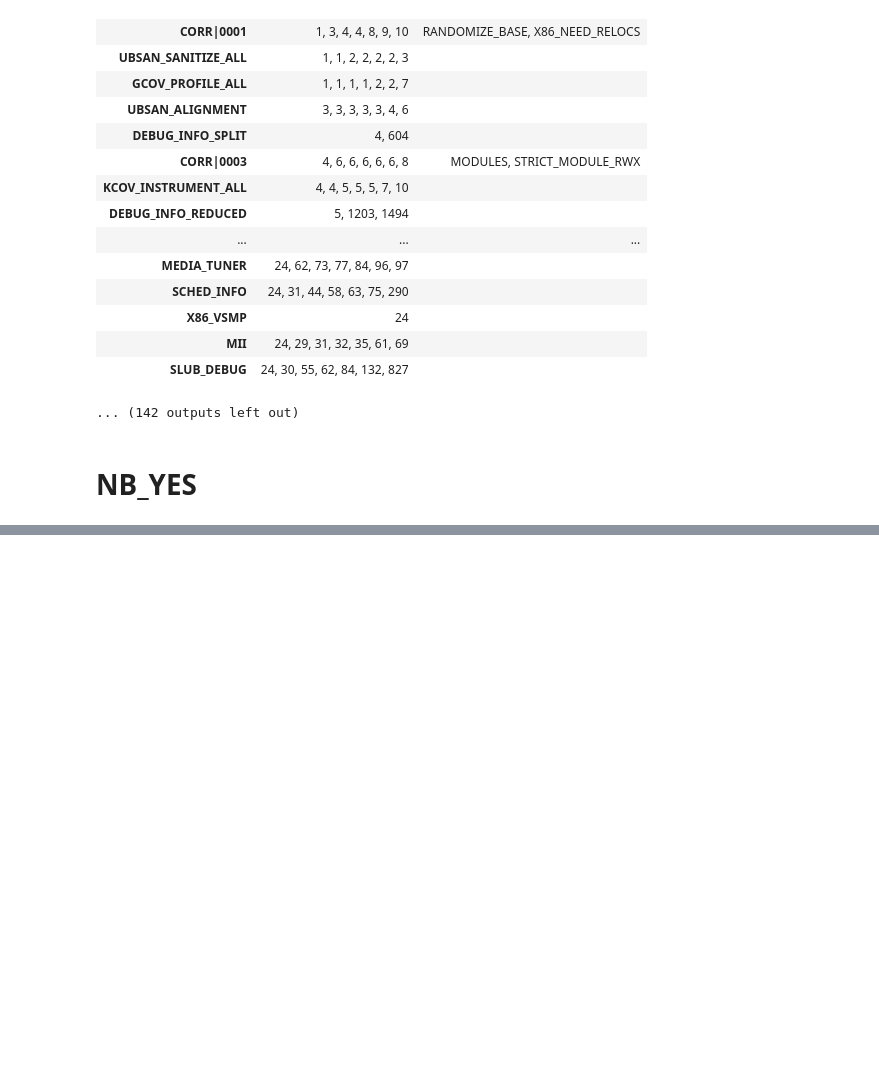
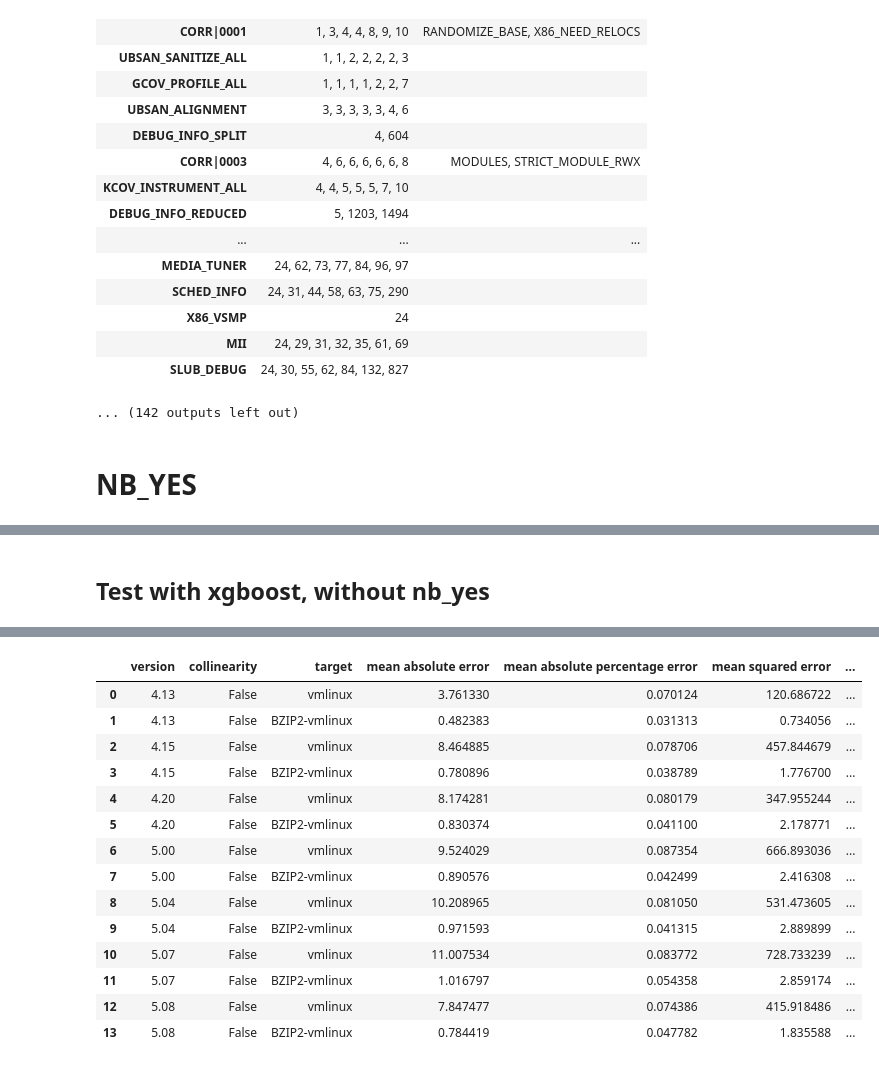
Before and after one commit to TuxML/tuxai, a Jupyter notebook: notebooks/2022_12_13.ipynb, the cells around one changed output, grey strips where cells are left out. Drawn from its saved outputs; the diff is of its cells as text; code cells hidden in the pictures; blank space fills up the shorter version.

Commit message:
nb_yes feature + **kwargs for all methodes calling get_dataframe

```diff
--- a/notebooks/2022_12_13.ipynb
+++ b/notebooks/2022_12_13.ipynb
@@ -321,0 +337,8 @@ df["nb_yes"]
+# %% [markdown]
+## Test with xgboost, without nb_yes
+# %%
+targets=["vmlinux", "BZIP2-vmlinux"]
+report = Report()
+df = report.xgboost_model(targets=targets, group_collinear_options=False, add_features=False, nb_yes_range=(0,1))
+df
+# %% [output]
@@ -321,0 +346,15 @@ df["nb_yes"]
+|  | version | collinearity | target | mean absolute error | mean absolute percentage error | mean squared error | ... |
+| 0 | 4.13 | False | vmlinux | 3.761330 | 0.070124 | 120.686722 | ... |
+| 1 | 4.13 | False | BZIP2-vmlinux | 0.482383 | 0.031313 | 0.734056 | ... |
+| 2 | 4.15 | False | vmlinux | 8.464885 | 0.078706 | 457.844679 | ... |
+| 3 | 4.15 | False | BZIP2-vmlinux | 0.780896 | 0.038789 | 1.776700 | ... |
+| 4 | 4.20 | False | vmlinux | 8.174281 | 0.080179 | 347.955244 | ... |
+| 5 | 4.20 | False | BZIP2-vmlinux | 0.830374 | 0.041100 | 2.178771 | ... |
+| 6 | 5.00 | False | vmlinux | 9.524029 | 0.087354 | 666.893036 | ... |
+| 7 | 5.00 | False | BZIP2-vmlinux | 0.890576 | 0.042499 | 2.416308 | ... |
+| 8 | 5.04 | False | vmlinux | 10.208965 | 0.081050 | 531.473605 | ... |
+| 9 | 5.04 | False | BZIP2-vmlinux | 0.971593 | 0.041315 | 2.889899 | ... |
+| 10 | 5.07 | False | vmlinux | 11.007534 | 0.083772 | 728.733239 | ... |
+| 11 | 5.07 | False | BZIP2-vmlinux | 1.016797 | 0.054358 | 2.859174 | ... |
+| 12 | 5.08 | False | vmlinux | 7.847477 | 0.074386 | 415.918486 | ... |
+| 13 | 5.08 | False | BZIP2-vmlinux | 0.784419 | 0.047782 | 1.835588 | ... |
```
Also changed, not shown: parts of 8 cells of this notebook, 3 other files.
